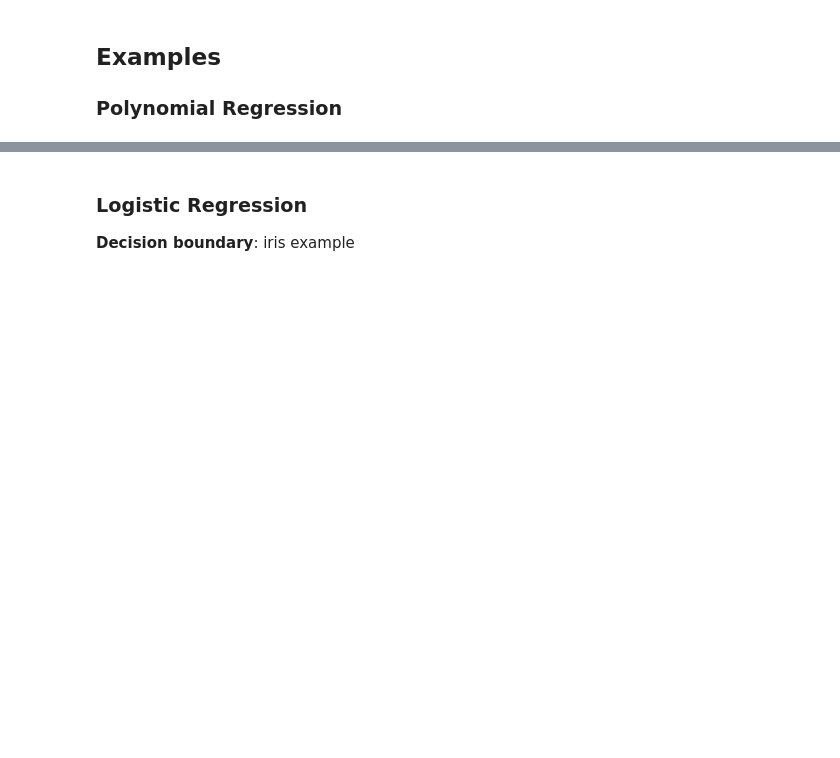
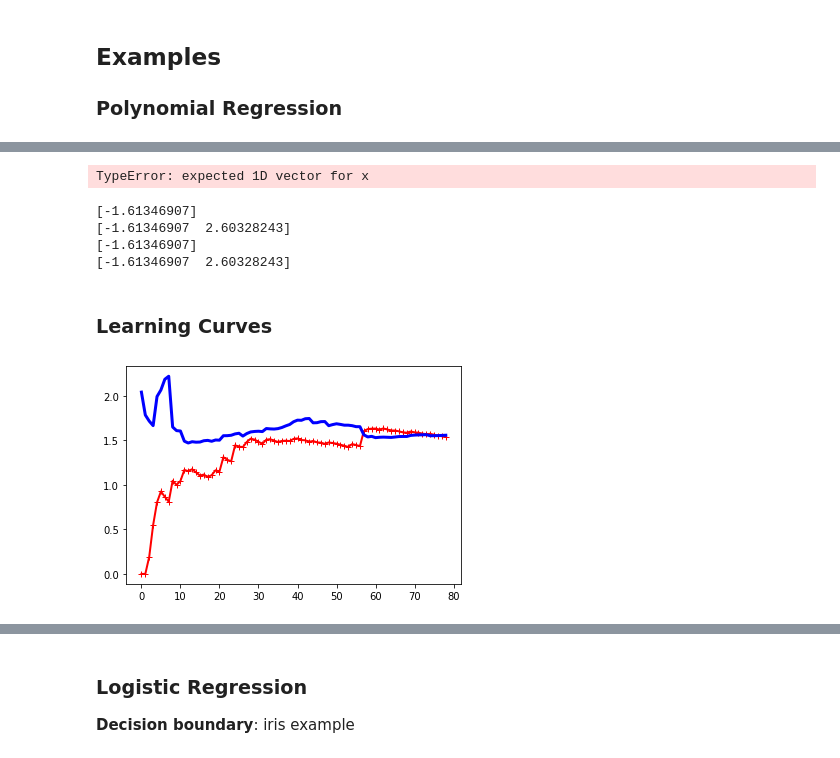
Before and after one commit to biomchen/ml-algorithms, a Jupyter notebook: 2_Nonlinear_Models.ipynb, the cells around one changed output, grey strips where cells are left out. Cells and saved outputs as stored; diff of their text form; code cells hidden in the pictures; blank space fills up the shorter version.

```diff
--- a/2_Nonlinear_Models.ipynb
+++ b/2_Nonlinear_Models.ipynb
@@ -108,0 +235,48 @@ The Mean Squared Error measures the average of the squares of errors, that is, t
+# %%
+# Here we use a polynomial; Need some work
+f = np.polyfit(X, y, 2)
+p = np.poly1d(f)
+
+# plot the results
+PlotPolly(p,X,y, 'Random')
+# %% [output]
+TypeError: expected 1D vector for x
+# %%
+from sklearn.preprocessing import PolynomialFeatures
+poly_features = PolynomialFeatures(degree = 2, include_bias =  False)
+X_poly = poly_features.fit_transform(X)
+print(X[0])
+print(X_poly[0])
+from sklearn.preprocessing import PolynomialFeatures
+poly_features = PolynomialFeatures(degree = 2, include_bias =  False)
+X_poly = poly_features.fit_transform(X)
+print(X[0])
+print(X_poly[0])
+# %% [output]
+[-1.61346907]
+[-1.61346907  2.60328243]
+[-1.61346907]
+[-1.61346907  2.60328243]
+# %% [markdown]
+### Learning Curves
+# %%
+from sklearn.metrics import mean_squared_error
+from sklearn.model_selection import train_test_split
+from sklearn.linear_model import LinearRegression
+
+def plot_learning_curves(model, X, y):
+    X_train, X_val, y_train, y_val = train_test_split(X, y, test_size = 0.2)
+    train_errors, val_errors = [],[]
+    for m in range(1, len(X_train)):
+        model.fit(X_train[:m], y_train[:m])
+        y_train_pred = model.predict(X_train[:m])
+        y_val_pred = model.predict(X_val)
+        train_errors.append(mean_squared_error(y_train_pred, y_train[:m]))
+        val_errors.append(mean_squared_error(y_val_pred, y_val))
+    plt.plot(np.sqrt(train_errors), 'r-+', linewidth = 2, label = 'train')
+    plt.plot(np.sqrt(val_errors), 'b-', linewidth = 3, label = 'val')
+# %%
+lin_reg = LinearRegression()
+plot_learning_curves(lin_reg, X, y)
+# %% [output]
+[figure, added]
```
Also changed, not shown: parts of 14 cells of this notebook, 1 other file.
